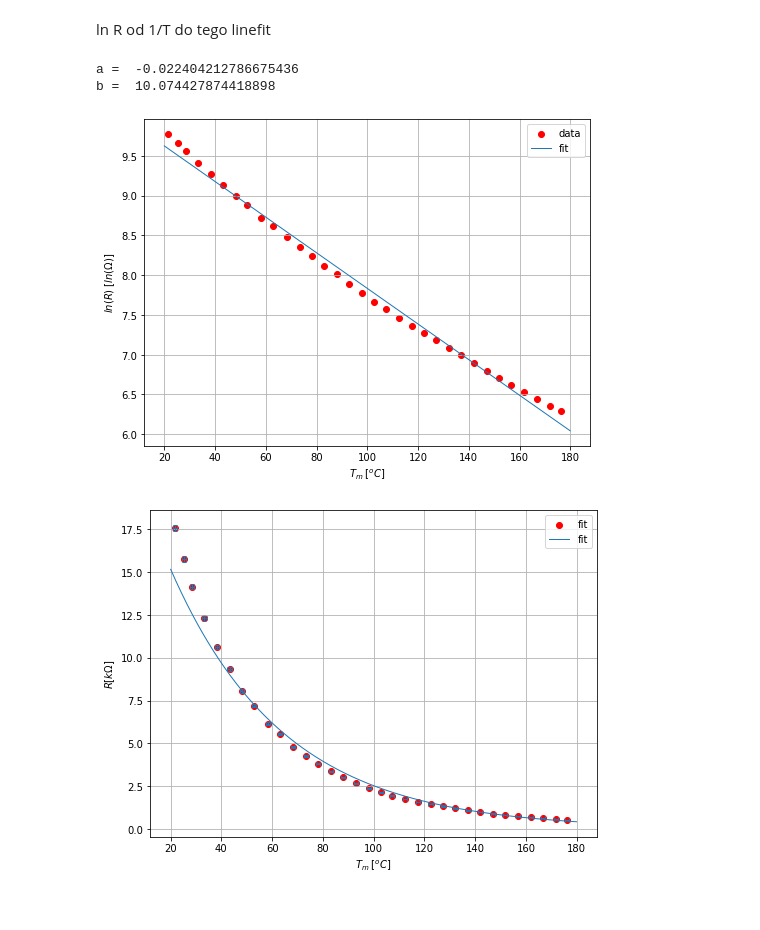
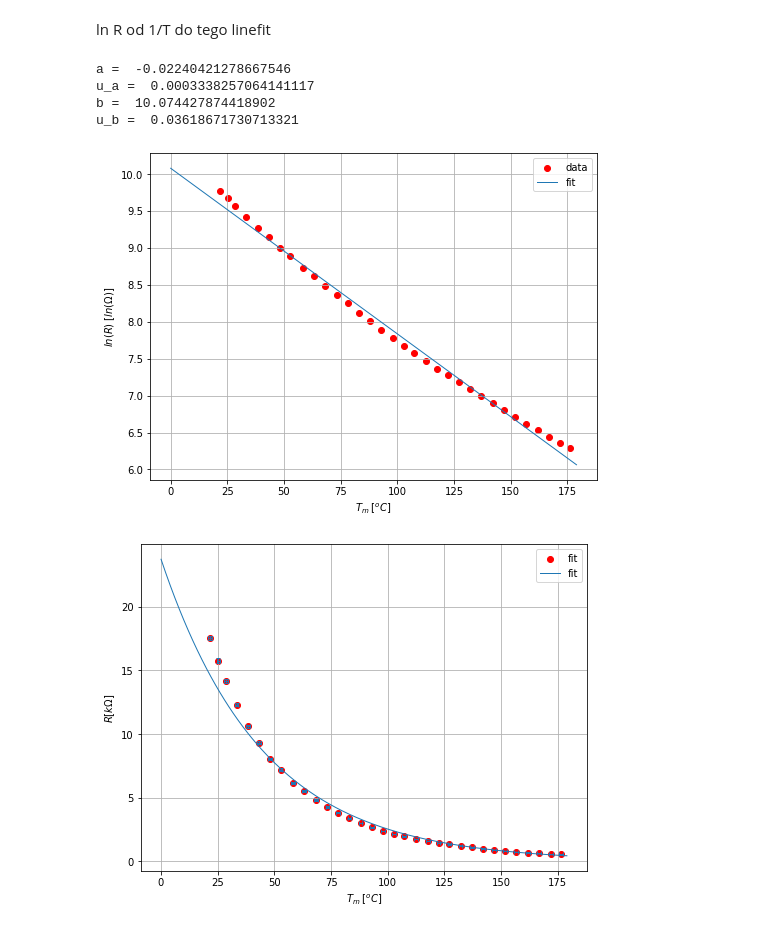
Before and after one commit to ficnawode/fizyka-pw-lab2-data-analysis, a Jupyter notebook: cw8/da.ipynb, the cells around one changed output. Drawn from its saved outputs; the diff is of its cells as text; code cells hidden in the pictures.

```diff
--- a/cw8/da.ipynb
+++ b/cw8/da.ipynb
@@ -42,35 +42,44 @@ do tego linefit
 # %%
 
 fig, ax = plt.subplots(1,1, figsize =(8,6))
 
 dotcolor = 'red'
 
 R['logR'] = np.log(R['R'])
 
 ax.scatter(T_m['T'],R['logR'], color = dotcolor, label = 'data')
 
-fit = np.polyfit(T_m['T'], R['logR'], deg=1)
+fit = sp.linregress(T_m['T'], R['logR'])
 
-x_fit = np.arange(20,180,0.1)
-y_fit = fit[1] + x_fit*fit[0]
+
+Ug = [fit.intercept]
+u_Ug = [fit.intercept_stderr]
+
+x_fit = range(0,180)
+y_fit = fit.slope*x_fit + fit.intercept
 plt.plot(x_fit, y_fit, linewidth=1, label = 'fit')
-print('a = ', fit[0])
-print('b = ', fit[1])
+
+print('a = ', fit.slope)
+print('u_a = ', fit.stderr)
+print('b = ', fit.intercept)
+print('u_b = ', fit.intercept_stderr)
 
 # ax.errorbar(1/T_m['T'],np.log(R['R']), xerr=T_m['u'], yerr=R['u']/1000, elinewidth=1, capthick=1, capsize=2, fmt='none')
 
 ax.set_xlabel(r'$T_m \; [^oC]$')
 ax.set_ylabel(r'$ln(R) \; [ln(\Omega)]$')
 
 
 plt.grid()
 plt.legend()
 plt.savefig('out/wyk_Tm_od_lnR_linfit.jpg', dpi = 350)
 plt.show()
 # %% [output]
-a =  -0.022404212786675436
-b =  10.074427874418898
+a =  -0.02240421278667546
+u_a =  0.0003338257064141117
+b =  10.074427874418902
+u_b =  0.03618671730713321
-[figure, old version]
+[figure, new version]
 # %%
 fig, ax = plt.subplots(1,1, figsize =(8,6))
 
@@ -89,4 +98,4 @@ plt.legend()
 plt.savefig('out/wyk_Tm_od_R_expfit.jpg', dpi = 350)
 plt.show()
 # %% [output]
-[figure, old version]
+[figure, new version]
```
Also changed, not shown: parts of 1 cell of this notebook, 3 other files.
